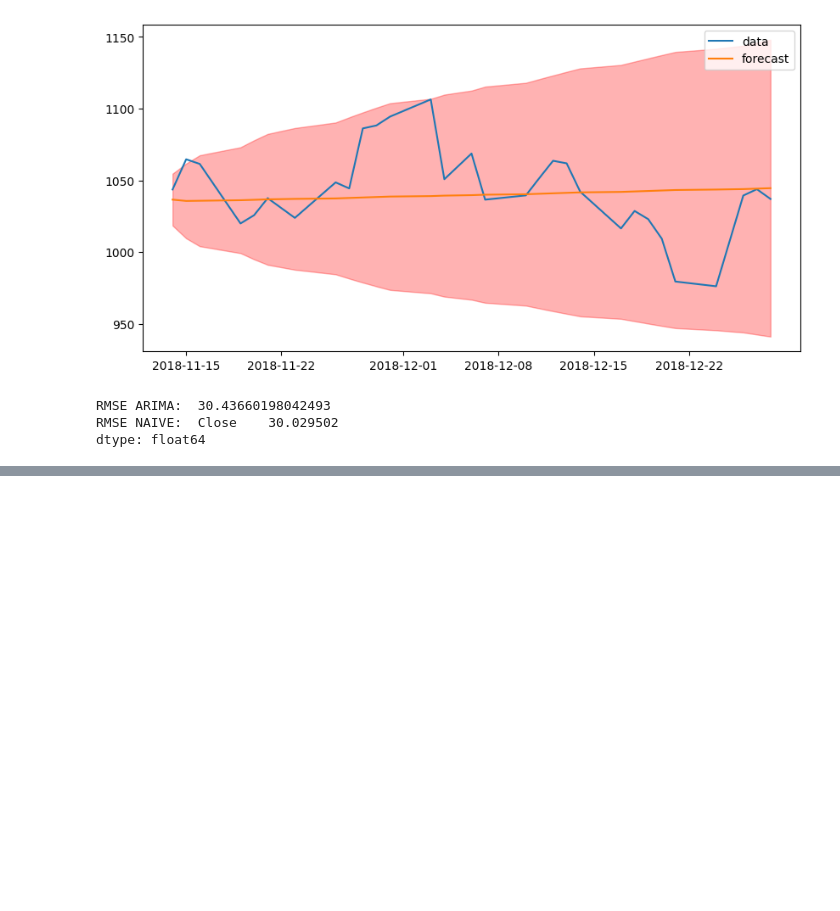
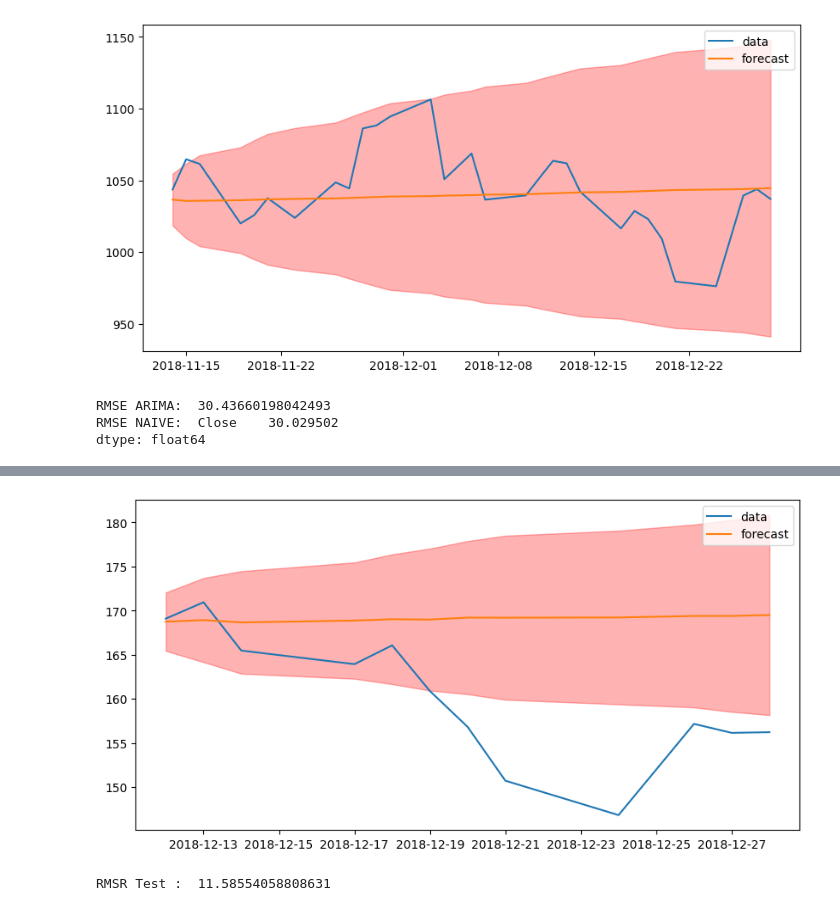
Before and after one commit to yeesem/Time-Series-Data-Analysis, a Jupyter notebook: ARIMA_4.ipynb, the cells around one changed output, grey strips where cells are left out. Cells and saved outputs as stored; diff of their text form; code cells hidden in the pictures; blank space fills up the shorter version.

```diff
--- a/ARIMA_4.ipynb
+++ b/ARIMA_4.ipynb
@@ -145,0 +247,8 @@ dtype: float64
+# %%
+plot_test(model,test)
+# %% [output]
+[figure, added]
+# %%
+print('RMSR Test : ', np.sqrt( mean_squared_error(test,model.predict(NTest)) ))
+# %% [output]
+RMSR Test :  11.58554058808631
```
Also changed, not shown: parts of 9 cells of this notebook.
